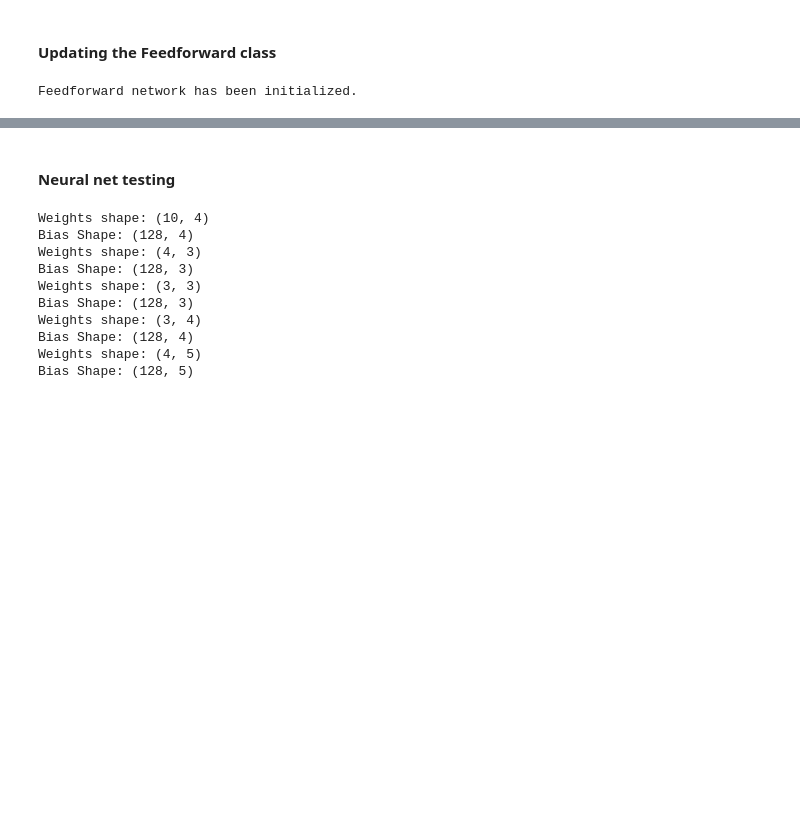
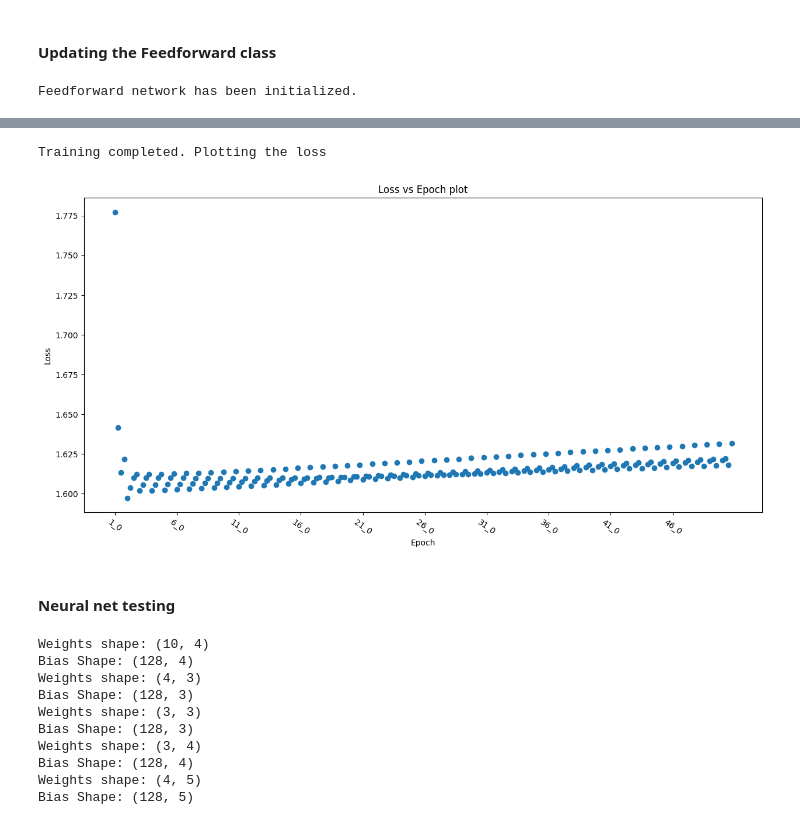
Before and after one commit to Abhijith-Nagarajan/PadhAI_Implementations, a Jupyter notebook: Optimizers_Implementation.ipynb, the cells around one changed output, grey strips where cells are left out. Saved outputs shown, nothing was run; the diff lists cells and outputs as text; code cells hidden in the pictures; blank space fills up the shorter version.

```diff
--- a/Optimizers_Implementation.ipynb
+++ b/Optimizers_Implementation.ipynb
@@ -541,3 +551,8 @@ Training completed. Plotting the loss
+# %%
+ffmodel_Adam.fit(X_train,Y_train_encoded,0.001,50)
+# %% [output]
+Training completed. Plotting the loss
+[figure, added]
 # %% [markdown]
 #### Neural net testing
 # %%
```
Also changed, not shown: parts of 9 cells of this notebook.
